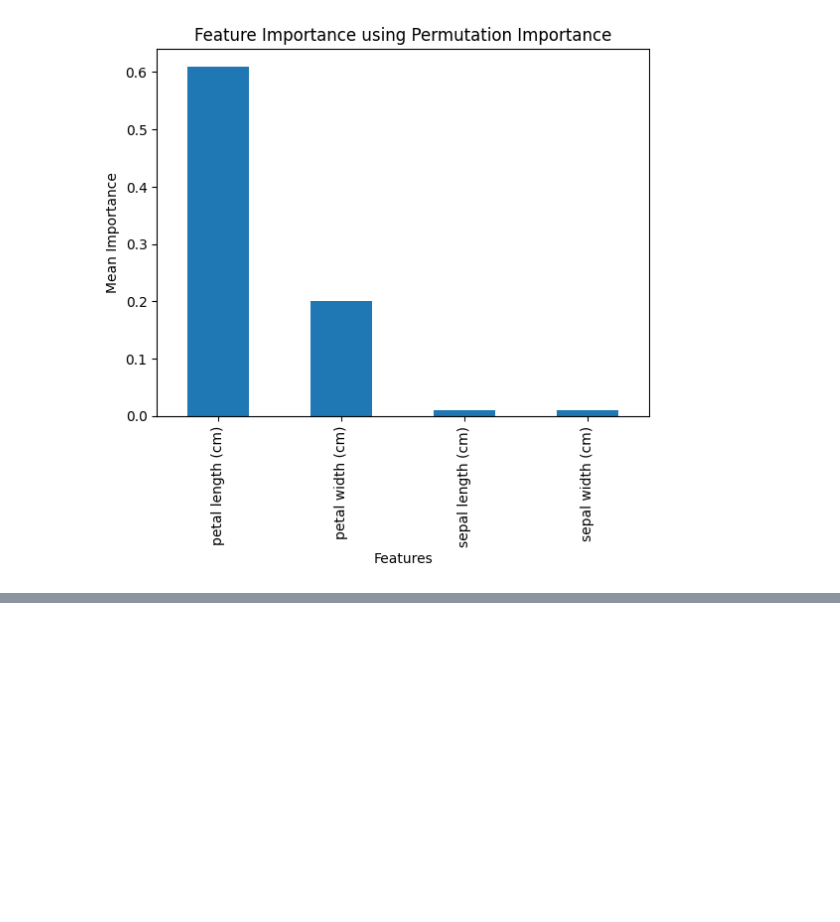
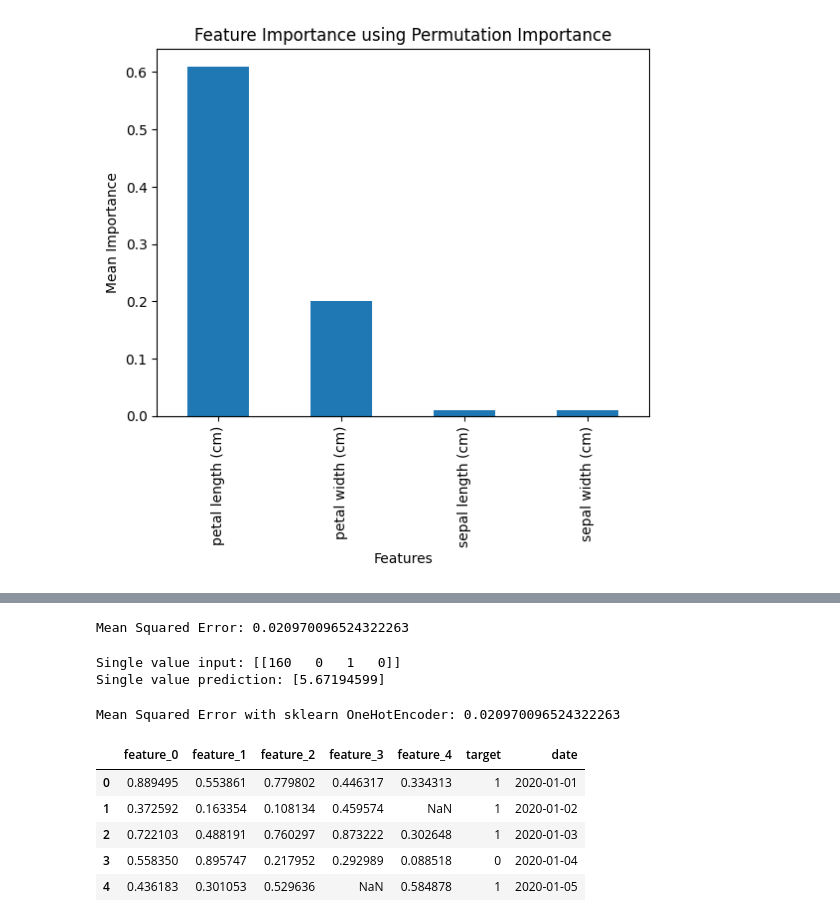
Before and after one commit to rahul8879/rbyte_ai_engineering, a Jupyter notebook: Machine_learning/01_knn_algorithm.ipynb, the cells around one changed output, grey strips where cells are left out. Cells and saved outputs as stored; diff of their text form; code cells hidden in the pictures; blank space fills up the shorter version.

```diff
--- a/Machine_learning/01_knn_algorithm.ipynb
+++ b/Machine_learning/01_knn_algorithm.ipynb
@@ -419,0 +454,65 @@ dtype: float64
+# %%
+# split the data
+X = df_encoded.drop(columns=['height'])
+y = df_encoded['height']
+X_train, X_test, y_train, y_test = train_test_split(X, y, test_size=0.2, random_state=42)
+model = KNeighborsRegressor(n_neighbors=5)
+model.fit(X_train, y_train)
+model.predict(X_test)
+
+y_pred = model.predict(X_test)
+
+mse = mean_squared_error(y_test, y_pred)
+print("Mean Squared Error:", mse)
+# %% [output]
+Mean Squared Error: 0.020970096524322263
+# %%
+# lets test for single value
+single_value = np.array([[160, 0, 1, 0]])  # weight=160, hair_color=brown
+print("Single value input:", single_value)
+single_pred = model.predict(single_value)
+print("Single value prediction:", single_pred)
+# %% [output]
+Single value input: [[160   0   1   0]]
+Single value prediction: [5.67194599]
+# %%
+# sklearn onehot encoding
+from sklearn.preprocessing import OneHotEncoder
+encoder = OneHotEncoder(sparse_output=False)
+X_categorical = df[['hair_color']]
+X_encoded = encoder.fit_transform(X_categorical)
+
+# lets add the weight column
+X_final = np.hstack((df[['weight']].values, X_encoded))
+
+# lets train the model again
+X_train, X_test, y_train, y_test = train_test_split(X_final, df['height'], test_size=0.2, random_state=42)
+model = KNeighborsRegressor(n_neighbors=5)
+model.fit(X_train, y_train)
+y_pred = model.predict(X_test)
+mse = mean_squared_error(y_test, y_pred)
+print("Mean Squared Error with sklearn OneHotEncoder:", mse)
+# %% [output]
+Mean Squared Error with sklearn OneHotEncoder: 0.020970096524322263
+# %%
+# lets talk about missing value imputation
+# lets create some data with missing values
+import numpy as np
+import pandas as pd
+date_range = pd.date_range(start='1/1/2020', periods=100, freq='D')
+X_time = np.random.rand(100, 5)
+y_time = np.random.randint(0, 2, size=100)
+df_time = pd.DataFrame(X_time, columns=[f'feature_{i}' for i in range(5)])
+df_time['target'] = y_time
+df_time['date'] = date_range
+# introduce missing values
+for col in df_time.columns[:-2]:  # exclude 'target' and 'date'
+    df_time.loc[df_time.sample(frac=0.1).index, col] = np.nan
+df_time.head()
+# %% [output]
+|  | feature_0 | feature_1 | feature_2 | feature_3 | feature_4 | target | date |
+| 0 | 0.889495 | 0.553861 | 0.779802 | 0.446317 | 0.334313 | 1 | 2020-01-01 |
+| 1 | 0.372592 | 0.163354 | 0.108134 | 0.459574 | NaN | 1 | 2020-01-02 |
+| 2 | 0.722103 | 0.488191 | 0.760297 | 0.873222 | 0.302648 | 1 | 2020-01-03 |
+| 3 | 0.558350 | 0.895747 | 0.217952 | 0.292989 | 0.088518 | 0 | 2020-01-04 |
+| 4 | 0.436183 | 0.301053 | 0.529636 | NaN | 0.584878 | 1 | 2020-01-05 |
```
Also changed, not shown: parts of 9 cells of this notebook, 4 other files.
